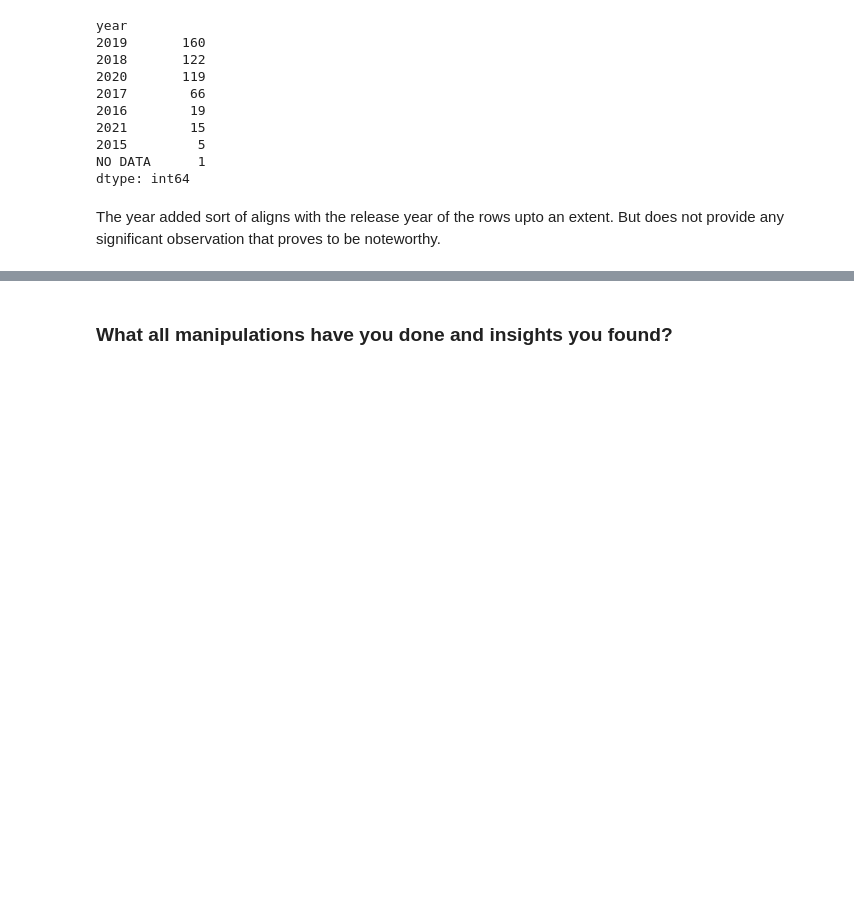
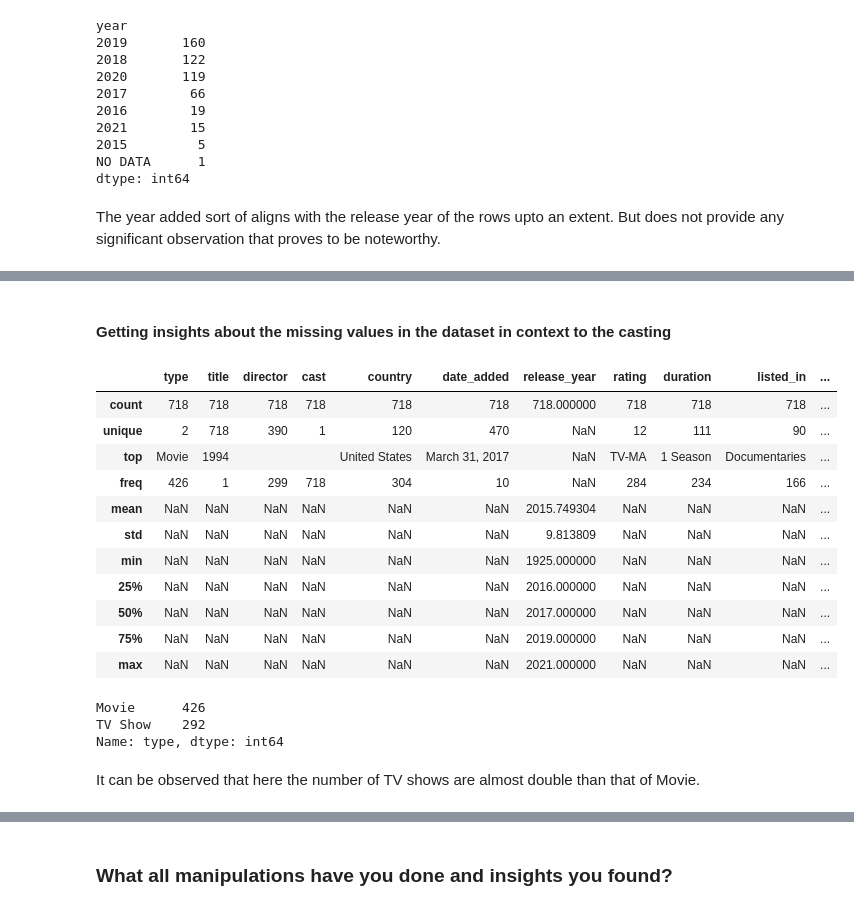
Before and after one commit to 007tickooayush/ML-Unsupervised-Netflix-Clustering-Recommendation-Project, a Jupyter notebook: Ayush_Tickoo_ML_Capstone_Unsupervised_Project.ipynb, the cells around one changed output, grey strips where cells are left out. Saved outputs shown, nothing was run; the diff lists cells and outputs as text; code cells hidden in the pictures; blank space fills up the shorter version.

Commit message:
cast processing and frequency retreival

```diff
--- a/Ayush_Tickoo_ML_Capstone_Unsupervised_Project.ipynb
+++ b/Ayush_Tickoo_ML_Capstone_Unsupervised_Project.ipynb
@@ -732,0 +784,27 @@ df['cast']
+# %% [markdown]
+#### Getting insights about the missing values in the dataset in context to the casting
+# %%
+df_nan_cast = df[df['cast'] == ' ']
+# %%
+df_nan_cast.describe(include = 'all')
+# %% [output]
+|  | type | title | director | cast | country | date_added | release_year | rating | duration | listed_in | ... |
+| count | 718 | 718 | 718 | 718 | 718 | 718 | 718.000000 | 718 | 718 | 718 | ... |
+| unique | 2 | 718 | 390 | 1 | 120 | 470 | NaN | 12 | 111 | 90 | ... |
+| top | Movie | 1994 |  |  | United States | March 31, 2017 | NaN | TV-MA | 1 Season | Documentaries | ... |
+| freq | 426 | 1 | 299 | 718 | 304 | 10 | NaN | 284 | 234 | 166 | ... |
+| mean | NaN | NaN | NaN | NaN | NaN | NaN | 2015.749304 | NaN | NaN | NaN | ... |
+| std | NaN | NaN | NaN | NaN | NaN | NaN | 9.813809 | NaN | NaN | NaN | ... |
+| min | NaN | NaN | NaN | NaN | NaN | NaN | 1925.000000 | NaN | NaN | NaN | ... |
+| 25% | NaN | NaN | NaN | NaN | NaN | NaN | 2016.000000 | NaN | NaN | NaN | ... |
+| 50% | NaN | NaN | NaN | NaN | NaN | NaN | 2017.000000 | NaN | NaN | NaN | ... |
+| 75% | NaN | NaN | NaN | NaN | NaN | NaN | 2019.000000 | NaN | NaN | NaN | ... |
+| max | NaN | NaN | NaN | NaN | NaN | NaN | 2021.000000 | NaN | NaN | NaN | ... |
+# %%
+df_nan_cast['type'].value_counts()
+# %% [output]
+Movie      426
+TV Show    292
+Name: type, dtype: int64
+# %% [markdown]
+It can be observed that here the number of TV shows are almost double than that of Movie.
```
Also changed, not shown: parts of 11 cells of this notebook.
